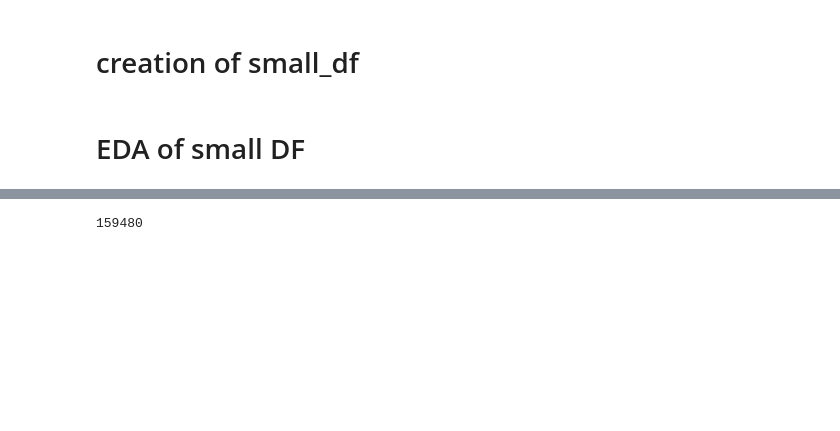
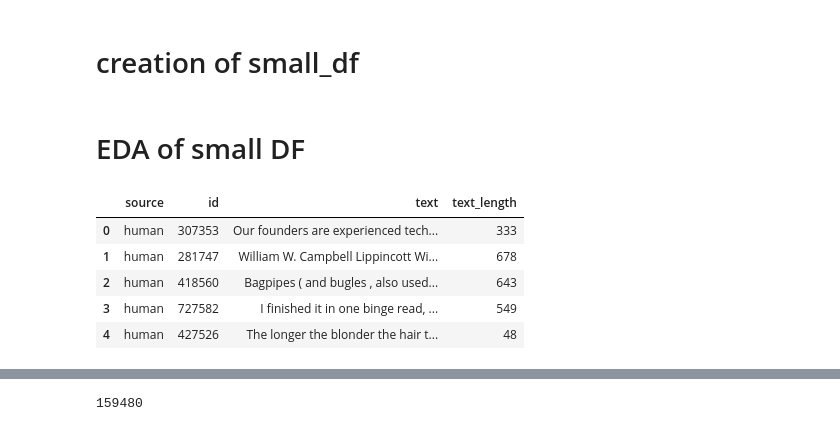
Before and after one commit to BenGaistAI/ai_detection, a Jupyter notebook: main_notebook.ipynb, the cells around one changed output, grey strips where cells are left out. Saved outputs shown, nothing was run; the diff lists cells and outputs as text; code cells hidden in the pictures; blank space fills up the shorter version.

```diff
--- a/main_notebook.ipynb
+++ b/main_notebook.ipynb
@@ -447,5 +459,14 @@ df_small.to_csv("df_small.csv", index=False)
 df_small = pd.read_csv("df_small.csv")
 # %% [markdown]
 # EDA of small DF
+# %%
+df_small.head()
+# %% [output]
+|  | source | id | text | text_length |
+| 0 | human | 307353 | Our founders are experienced tech... | 333 |
+| 1 | human | 281747 | William W. Campbell Lippincott Wi... | 678 |
+| 2 | human | 418560 | Bagpipes ( and bugles , also used... | 643 |
+| 3 | human | 727582 | I finished it in one binge read, ... | 549 |
+| 4 | human | 427526 | The longer the blonder the hair t... | 48 |
 # %%
 df_small = df_small[["source", "text"]]
```
Also changed, not shown: parts of 8 cells of this notebook.
